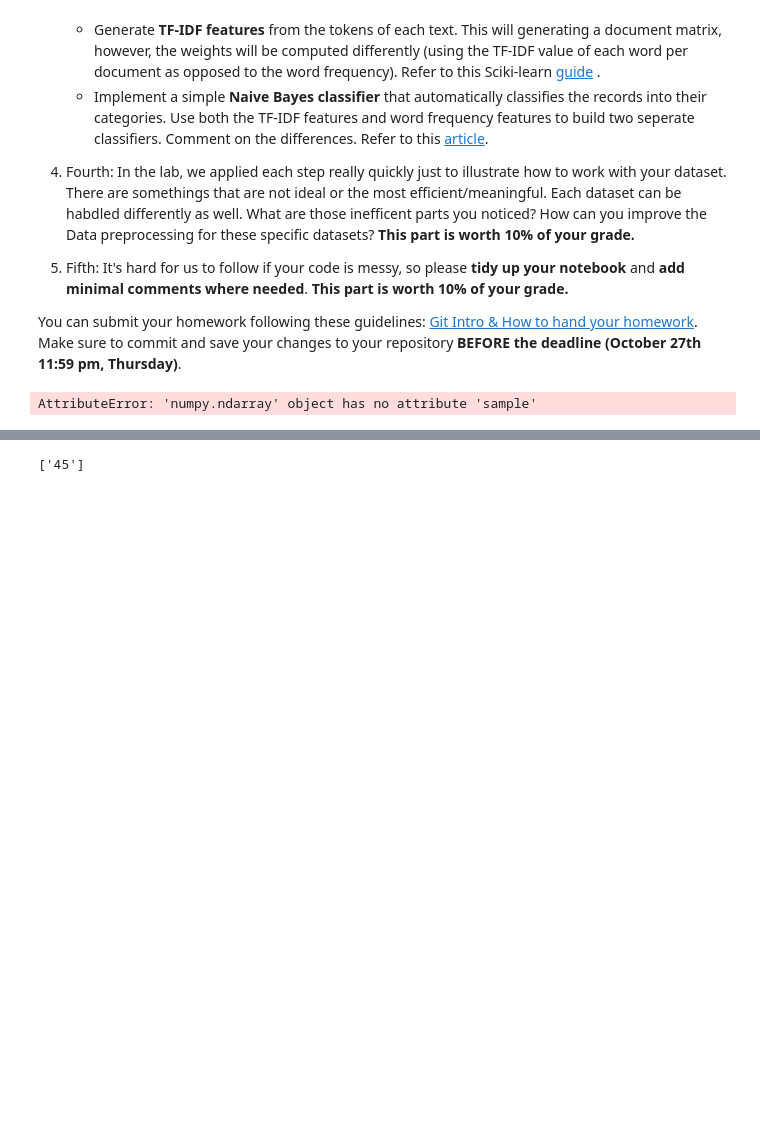
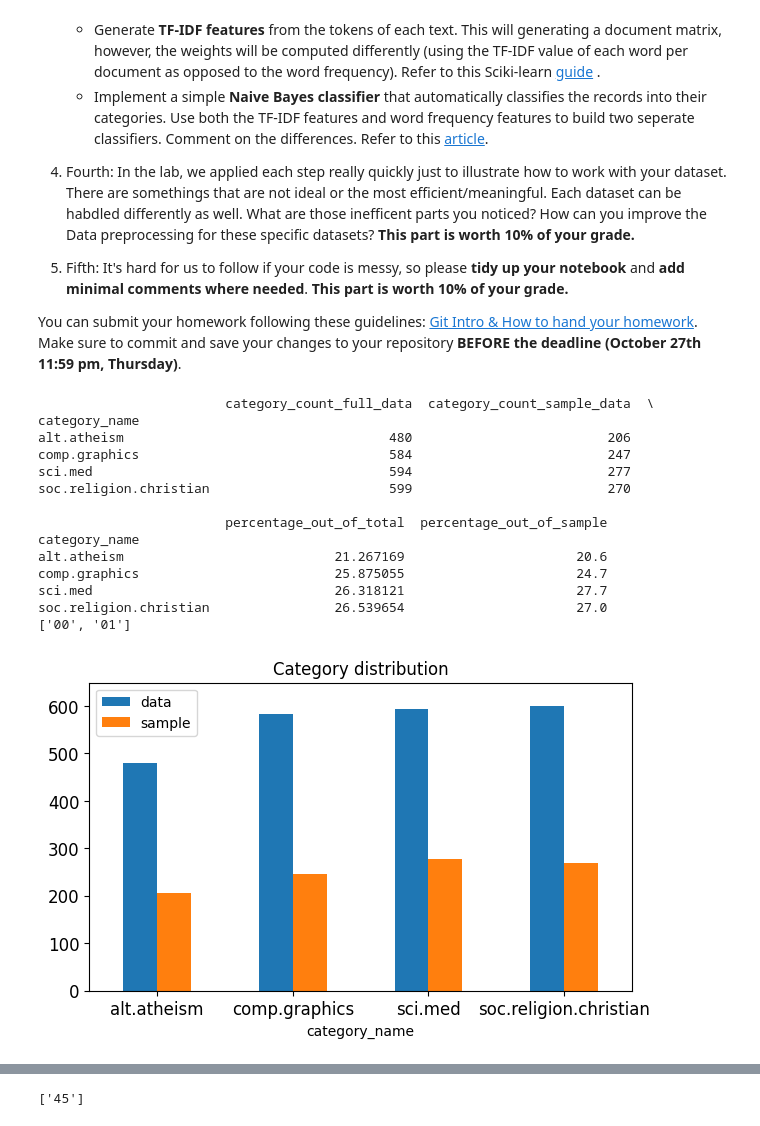
Before and after one commit to fjrialdnc0615/DM2023-Lab1-Master, a Jupyter notebook: Homework/DM2023-Lab1-Homework.ipynb, the cells around one changed output, grey strips where cells are left out. Drawn from its saved outputs; the diff is of its cells as text; code cells hidden in the pictures; blank space fills up the shorter version.

Commit message:
cleaned code, most ready

```diff
--- a/Homework/DM2023-Lab1-Homework.ipynb
+++ b/Homework/DM2023-Lab1-Homework.ipynb
@@ -32,6 +32,7 @@ GitHub ID: Hadar-N
 
 You can submit your homework following these guidelines: [Git Intro & How to hand your homework](https://github.com/fjrialdnc0615/DM2023-Lab1-Master/blob/main/Git%20Intro%20%26%20How%20to%20hand%20your%20homework.ipynb). Make sure to commit and save your changes to your repository __BEFORE the deadline (October 27th 11:59 pm, Thursday)__.
 # %%
+### PRE PART 1 ###
 #imports
 
 import numpy as np
@@ -50,9 +51,6 @@ import data_mining_helpers_copy as dmh
 
 %matplotlib inline
 
-## TODO: ADD EXPLANATIONS and REMOVE COMMETS!##
-
-
 ## consts and helpers
 
 MAX_VALUES_IN_STRING = 15
@@ -62,16 +60,17 @@ col = ['coral', 'blue', 'black', 'orange']
 def getSortedSeries(df: pd.DataFrame, property_name: str):
     return df[property_name].value_counts().sort_index(key=lambda x : x.str.lower())
 
+# receives a CountVectorizer and an matrix representing the words in some texts and returns the words represented by numbers larger than 0
 def find_non_zero_words(table: np.ndarray,dictionary: CountVectorizer) -> list:
     res = []
-    for i in range(table.shape[0]):
-        arr = np.where(table[i]>0)[0]
+    for message_idx in range(table.shape[0]):
+        arr = np.where(table[message_idx]>0)[0]
         for word_idx in arr:
             res.append(dictionary.get_feature_names_out()[word_idx])
 
-
     return res
 
+#used later for making list into string and shortening it to limited amount of items
 def minimize_list(li: list, join_str: str, max_val: int) -> str:
     res = ""
     if(len(li) <= max_val):
@@ -80,15 +79,16 @@ def minimize_list(li: list, join_str: str, max_val: int) -> str:
         res = (join_str.join(li[:max_val]) + "...")
     return res
 
+
 # set variables (mostly copy from from lab file)
-
 categories = ['alt.atheism', 'soc.religion.christian', 'comp.graphics', 'sci.med']
 twenty_train = fetch_20newsgroups(subset='train', categories=categories,
                                   shuffle=True, random_state=42)
 
-X = pd.DataFrame.from_records(dmh.format_rows(twenty_train.data), columns= ['text'])
+X = pd.DataFrame.from_records(dmh.format_rows(twenty_train.data), columns= ['text']) # this helper was updated!
 X['category'] = twenty_train.target
 X['category_name'] = X.category.apply(lambda t: dmh.format_labels(t, twenty_train))
+X_sample = X.sample(n=1000,random_state=42)
 
 count_vect = CountVectorizer()
 X_counts = count_vect.fit_transform(X.text) #learn the vocabulary and return document-term matrix
@@ -99,9 +99,10 @@ term_frequencies_log = [math.log(i) for i in term_frequencies]
 ### PART 1- Take Home Assignments ###
 
 # Exercise 2 #
-# TODO: --the tryouts were deleted--
+# --the tryouts were deleted--
 
 # Exercise 5 #
+# the response of isnull() is related to whether the value is considered null-y on python/panda.
 NA_dict = [{ 'id': 'A', 'missing_example': np.nan }, # np.nan Not a Number which is considered null value
            { 'id': 'B'                    }, # value in missing therefore null
            { 'id': 'C', 'missing_example': 'NaN'  }, # the value is string therefore non-null
@@ -113,14 +114,20 @@ NA_dict = [{ 'id': 'A', 'missing_example': np.nan }, # np.nan Not a Number which
 NA_df = pd.DataFrame(NA_dict, columns = ['id','missing_example'])
 NA_df['missing_example'].isnull()
 
-
 # Exercise 6 #
-# TODO: CHECK DIFFERENCES BETWEEN X AND X_sample
-
+# calculation of percentages of the different categories in both the full data and the sample data
+percentages = pd.DataFrame(dict(
+    category_count_full_data = X.groupby(by="category_name").count()["category"],
+    category_count_sample_data = X_sample.groupby(by="category_name").count()["category"]
+))
+percentages["percentage_out_of_total"] = (percentages['category_count_full_data']/X.shape[0])*100
+percentages["percentage_out_of_sample"] = (percentages['category_count_sample_data']/X_sample.shape[0])*100
+print(percentages)
+# 1st diff: on X, the largest category is "soc.religion.christian", but on X_sample it is "sci.med"
+# 2nd diff: the gap between the smallest and biggest category grew in (7.1-5.27=)1.83% which changes the proportions heavily.
+# 3rd diff: the category whose proportion changed the most is "sci.med", which grew in almost 1.4%
 
 #Exercise 8 #
-X_sample = X.sample(n=1000,random_state=42)
-
 data_sample = getSortedSeries(X_sample, "category_name")
 data_full = getSortedSeries(X, "category_name")
 upper_bound = max(data_full + 50)
@@ -138,23 +145,23 @@ data_as_frame.plot(kind="bar",
     rot = 0, fontsize = 12, figsize = (7,4)
 )
 
-
-
 #Exercise 10#
+#defining the limits to check and then calculating the words
 match_table = X_counts[0:5, 0:100].toarray()
-
-# non_zeros = find_non_zero_words(match_table, count_vect)
 print(find_non_zero_words(match_table, count_vect))
 
 #Exercise 11#
 
-## TODO: 1st method- [NEED TO CHECK TERMINOLOGY!] check larger batches together, if the heatmap shows an area to be "hot", we can dissect it in another chart.
-## TODO: 2nd method- [NEED TO CHECK TERMINOLOGY!] check few words across most documents to try and remove outliars
-
+## 1st method- data transformation: check larger batches together instead of just 1 word in document,
+                #  if the heatmap shows an area to be "hot", we can dissect it in another chart.
+## 2nd method- data cleaning:
+                # 1. remove words with no meaning/numericals that will not help us understand the textx
+                # 1. sum out the words in all documents to find and remove outliars
 
 #Exercise 12#
 X_reduced = PCA(n_components = 3).fit_transform(X_counts.toarray())
 
+# creating the plot in defined func. since much of the data is the same; but still need different graphs to show different angles
 def plot_content(axis):
     for c, category in zip(col, categories):
         xs = X_reduced[X['category_name'] == category].T[0]
@@ -169,7 +176,7 @@ def plot_content(axis):
         axis.set_zlabel('\nZ Label')
 
 
-# plot
+# set the grid and add the plots to it
 fig = plt.figure(figsize = (25,10))
 
 ax = fig.add_subplot(1, 2, 1, projection='3d')
@@ -185,8 +192,9 @@ plot_content(cx)
 cx.view_init(15, 200)
 
 plt.show()
-#TODO: check angles??
-#TODO: add description for the results!!
+# from what it seems, the 3 colors seem to cover eachother quite well (no mater how we spin the graph to show anther color),
+                # which means their overall vicabulary is quite similiar.
+                # moreover, the blue group seems much larger, what means there are more texsts in it or the tests are longer.
 
 #Exercise 13#
 bar_df = pd.DataFrame(dict(
@@ -205,10 +213,9 @@ fig.update_layout(
 fig.show()
 
 #Exercise 14#
-#TODO: add scales/add a scatter graph?
 
-# 1st way: remove outliars with few occurrences, then sort the much smaller dataframe and view the top values
-fig = px.bar(bar_df[bar_df['count'] > MIN_AMOUNT].sort_values(by="count", ascending=False)[:100],
+# 1st way: remove words with few occurrences, then sort the much smaller dataframe and view the top values
+fig = px.bar(bar_df[bar_df['count'] > MIN_AMOUNT].sort_values(by="count", ascending=False)[:MIN_AMOUNT],
              x = 'term', y = 'count',
              title = "wordcount barchart 2 (plotly)")
 fig.update_layout(
@@ -247,33 +254,46 @@ fig.update_layout(
     width=700,
     height=700
 )
 fig.update_traces(textinfo="percent", textfont_size=6,
     hovertemplate='amount of terms in category: %{value}<br>occurrences for each term: %{label}<br>relevant terms: %{customdata[0]}')
 
 fig.show()
 
 
 #Exercise 15#
 fig = px.line(bar_df[bar_df['count'] > MIN_AMOUNT].sort_values(by="count", ascending=False)[:300],
              x = 'term', y = 'count',
              title = "wordcount longtail (plotly)")
 fig.update_layout(
     font=dict(
         size=7,
         color="gray"
     )
 )
 
 fig.show()
 
 #Exercise 16#
 mlb = preprocessing.LabelBinarizer()
 mlb.fit(X.category_name)
 
 X['bin_category'] = mlb.transform(X['category_name']).tolist()
 X[0:9]
 
-#result- this works great. The reason iswe originally used the names to filter out data, therefore we can promise a closed list of categories, which are the same aw were used to create the "category" property, therefore they match.
-#TODO: fix explanation because it's shit.
+#result- this works great. Since the category_name(s) are well defines and were created using the category column, it works the same way (since both did not change)
 # %% [output]
-AttributeError: 'numpy.ndarray' object has no attribute 'sample'
+                        category_count_full_data  category_count_sample_data  \
+category_name
+alt.atheism                                  480                         206
+comp.graphics                                584                         247
+sci.med                                      594                         277
+soc.religion.christian                       599                         270
+
+                        percentage_out_of_total  percentage_out_of_sample
+category_name
+alt.atheism                           21.267169                      20.6
+comp.graphics                         25.875055                      24.7
+sci.med                               26.318121                      27.7
+soc.religion.christian                26.539654                      27.0
+['00', '01']
+[figure, added]
```
Also changed, not shown: parts of 4 cells of this notebook, 3 other files.
